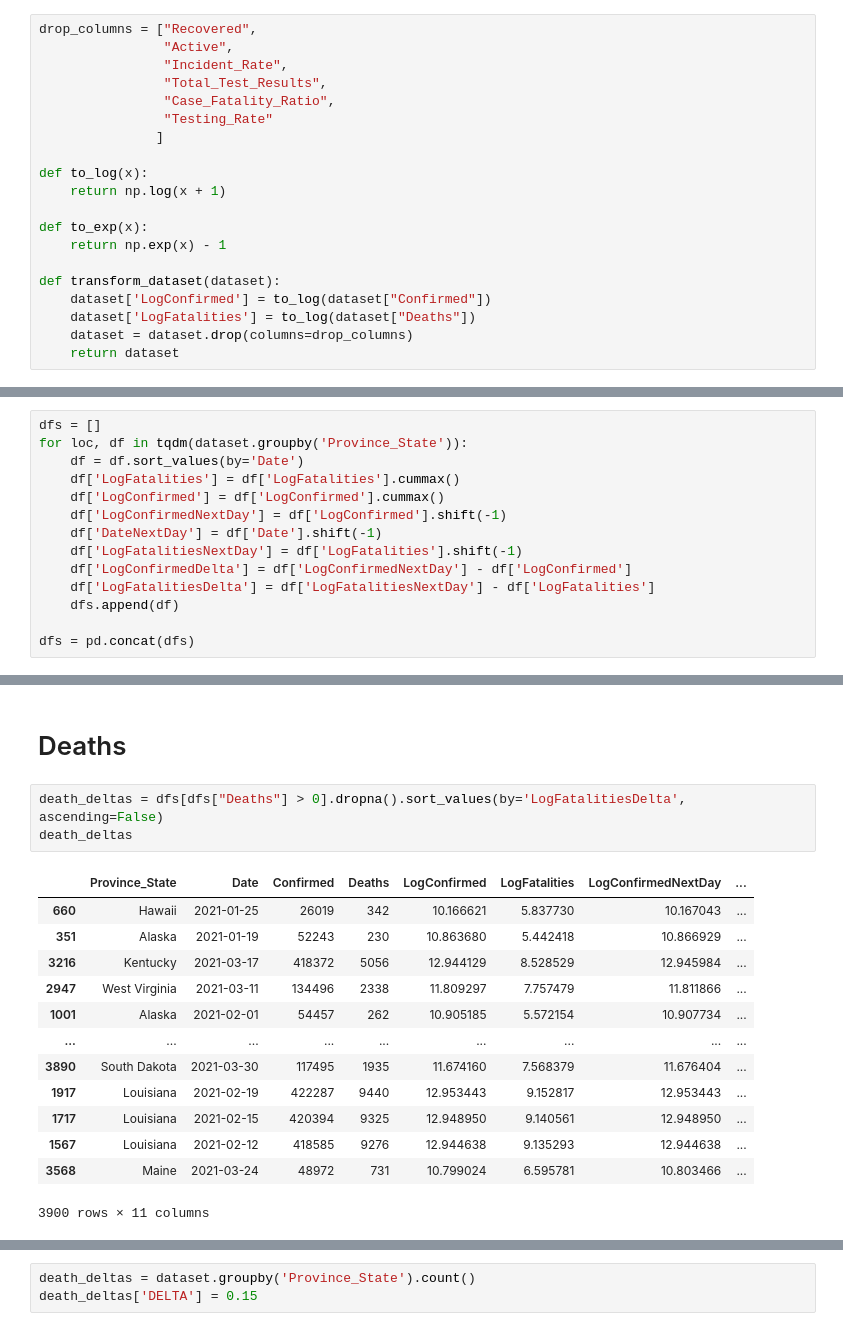
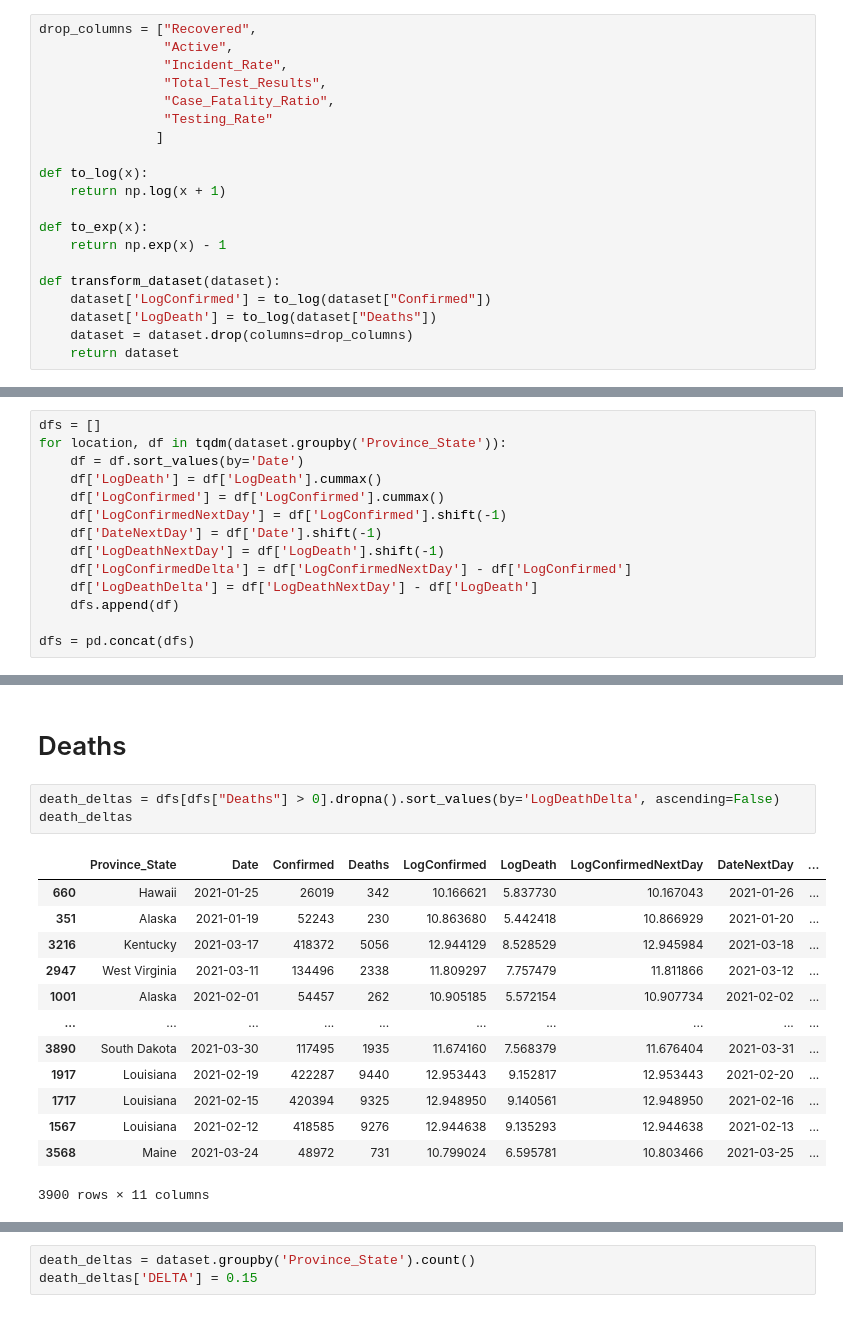
Before and after one commit to kientiet/cs-145-data-mining, a Jupyter notebook: kien-heuristic/heuristic.ipynb, the cells around one changed output, grey strips where cells are left out. Cells and saved outputs as stored; diff of their text form.

```diff
--- a/kien-heuristic/heuristic.ipynb
+++ b/kien-heuristic/heuristic.ipynb
@@ -75,7 +75,7 @@ def to_exp(x):
 
 def transform_dataset(dataset):
     dataset['LogConfirmed'] = to_log(dataset["Confirmed"])
-    dataset['LogFatalities'] = to_log(dataset["Deaths"])
+    dataset['LogDeath'] = to_log(dataset["Deaths"])
     dataset = dataset.drop(columns=drop_columns)
     return dataset
 # %%
@@ -92,15 +92,15 @@ dataset.head()
 # Heuristic Approach
 # %%
 dfs = []
-for loc, df in tqdm(dataset.groupby('Province_State')):
+for location, df in tqdm(dataset.groupby('Province_State')):
     df = df.sort_values(by='Date')
-    df['LogFatalities'] = df['LogFatalities'].cummax()
+    df['LogDeath'] = df['LogDeath'].cummax()
     df['LogConfirmed'] = df['LogConfirmed'].cummax()
     df['LogConfirmedNextDay'] = df['LogConfirmed'].shift(-1)
     df['DateNextDay'] = df['Date'].shift(-1)
-    df['LogFatalitiesNextDay'] = df['LogFatalities'].shift(-1)
+    df['LogDeathNextDay'] = df['LogDeath'].shift(-1)
     df['LogConfirmedDelta'] = df['LogConfirmedNextDay'] - df['LogConfirmed']
-    df['LogFatalitiesDelta'] = df['LogFatalitiesNextDay'] - df['LogFatalities']
+    df['LogDeathDelta'] = df['LogDeathNextDay'] - df['LogDeath']
     dfs.append(df)
 
 dfs = pd.concat(dfs)
@@ -182,19 +154,19 @@ daily_log_confirmed.head(10)
 # %% [markdown]
 # Deaths
 # %%
-death_deltas = dfs[dfs["Deaths"] > 0].dropna().sort_values(by='LogFatalitiesDelta', ascending=False)
+death_deltas = dfs[dfs["Deaths"] > 0].dropna().sort_values(by='LogDeathDelta', ascending=False)
 death_deltas
 # %% [output]
-|  | Province_State | Date | Confirmed | Deaths | LogConfirmed | LogFatalities | LogConfirmedNextDay | ... |
-| 660 | Hawaii | 2021-01-25 | 26019 | 342 | 10.166621 | 5.837730 | 10.167043 | ... |
-| 351 | Alaska | 2021-01-19 | 52243 | 230 | 10.863680 | 5.442418 | 10.866929 | ... |
-| 3216 | Kentucky | 2021-03-17 | 418372 | 5056 | 12.944129 | 8.528529 | 12.945984 | ... |
-| 2947 | West Virginia | 2021-03-11 | 134496 | 2338 | 11.809297 | 7.757479 | 11.811866 | ... |
-| 1001 | Alaska | 2021-02-01 | 54457 | 262 | 10.905185 | 5.572154 | 10.907734 | ... |
-| ... | ... | ... | ... | ... | ... | ... | ... | ... |
-| 3890 | South Dakota | 2021-03-30 | 117495 | 1935 | 11.674160 | 7.568379 | 11.676404 | ... |
-| 1917 | Louisiana | 2021-02-19 | 422287 | 9440 | 12.953443 | 9.152817 | 12.953443 | ... |
-| 1717 | Louisiana | 2021-02-15 | 420394 | 9325 | 12.948950 | 9.140561 | 12.948950 | ... |
-| 1567 | Louisiana | 2021-02-12 | 418585 | 9276 | 12.944638 | 9.135293 | 12.944638 | ... |
-| 3568 | Maine | 2021-03-24 | 48972 | 731 | 10.799024 | 6.595781 | 10.803466 | ... |
+|  | Province_State | Date | Confirmed | Deaths | LogConfirmed | LogDeath | LogConfirmedNextDay | DateNextDay | ... |
+| 660 | Hawaii | 2021-01-25 | 26019 | 342 | 10.166621 | 5.837730 | 10.167043 | 2021-01-26 | ... |
+| 351 | Alaska | 2021-01-19 | 52243 | 230 | 10.863680 | 5.442418 | 10.866929 | 2021-01-20 | ... |
+| 3216 | Kentucky | 2021-03-17 | 418372 | 5056 | 12.944129 | 8.528529 | 12.945984 | 2021-03-18 | ... |
+| 2947 | West Virginia | 2021-03-11 | 134496 | 2338 | 11.809297 | 7.757479 | 11.811866 | 2021-03-12 | ... |
+| 1001 | Alaska | 2021-02-01 | 54457 | 262 | 10.905185 | 5.572154 | 10.907734 | 2021-02-02 | ... |
+| ... | ... | ... | ... | ... | ... | ... | ... | ... | ... |
+| 3890 | South Dakota | 2021-03-30 | 117495 | 1935 | 11.674160 | 7.568379 | 11.676404 | 2021-03-31 | ... |
+| 1917 | Louisiana | 2021-02-19 | 422287 | 9440 | 12.953443 | 9.152817 | 12.953443 | 2021-02-20 | ... |
+| 1717 | Louisiana | 2021-02-15 | 420394 | 9325 | 12.948950 | 9.140561 | 12.948950 | 2021-02-16 | ... |
+| 1567 | Louisiana | 2021-02-12 | 418585 | 9276 | 12.944638 | 9.135293 | 12.944638 | 2021-02-13 | ... |
+| 3568 | Maine | 2021-03-24 | 48972 | 731 | 10.799024 | 6.595781 | 10.803466 | 2021-03-25 | ... |
 3900 rows × 11 columns
```
Also changed, not shown: parts of 5 cells of this notebook, 2 other files.
